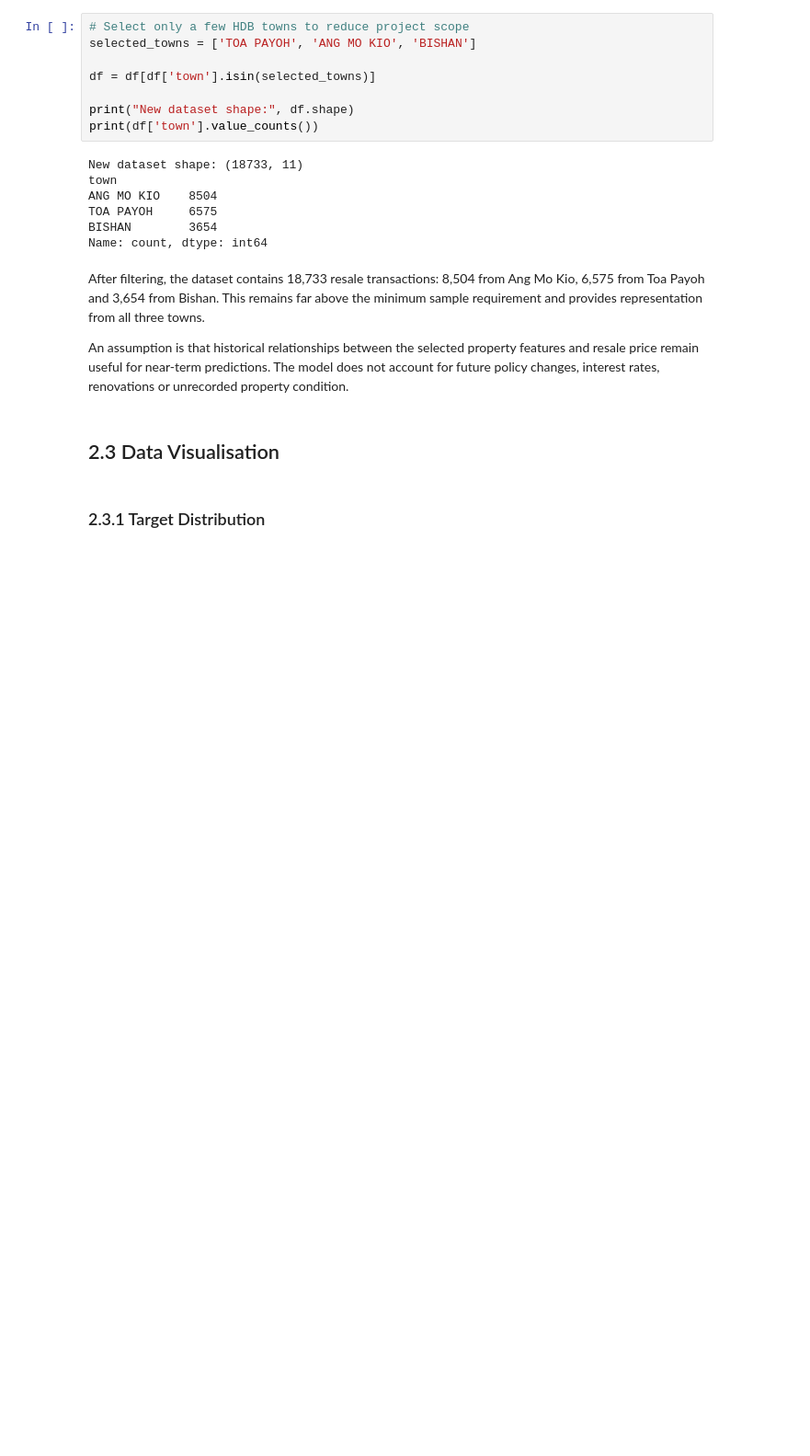
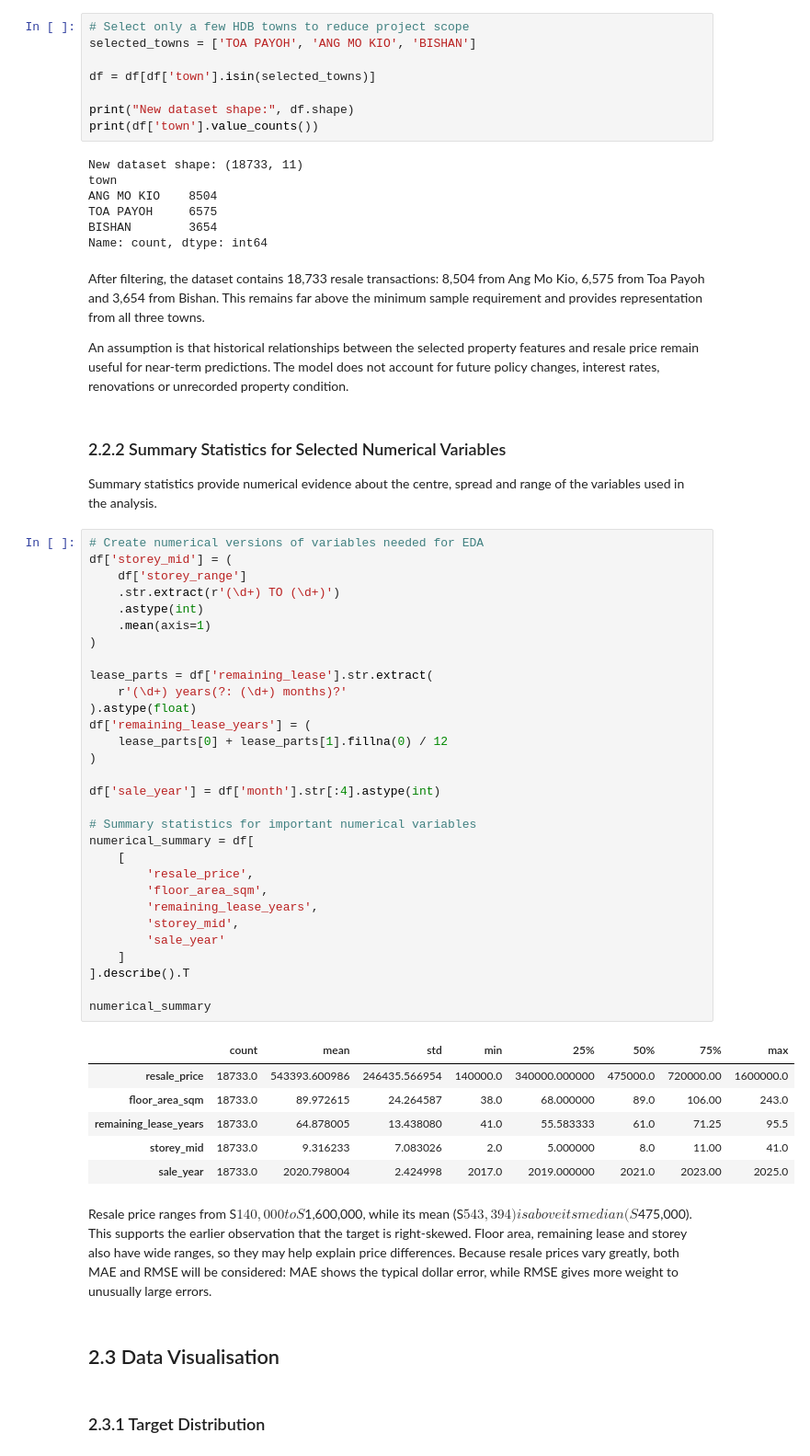
Before and after one commit to zephen1234/mldp-project, a Jupyter notebook: MLDP Program Codes Submission .ipynb, the cells around one changed output. Shown at 92% size. Cells and saved outputs as stored; diff of their text form; blank space fills up the shorter version.

```diff
--- a/MLDP Program Codes Submission .ipynb
+++ b/MLDP Program Codes Submission .ipynb
@@ -163,6 +163,49 @@ Name: count, dtype: int64
 After filtering, the dataset contains 18,733 resale transactions: 8,504 from Ang Mo Kio, 6,575 from Toa Payoh and 3,654 from Bishan. This remains far above the minimum sample requirement and provides representation from all three towns.
 
 An assumption is that historical relationships between the selected property features and resale price remain useful for near-term predictions. The model does not account for future policy changes, interest rates, renovations or unrecorded property condition.
+# %% [markdown]
+### 2.2.2 Summary Statistics for Selected Numerical Variables
+
+Summary statistics provide numerical evidence about the centre, spread and range of the variables used in the analysis.
+# %%
+# Create numerical versions of variables needed for EDA
+df['storey_mid'] = (
+    df['storey_range']
+    .str.extract(r'(\d+) TO (\d+)')
+    .astype(int)
+    .mean(axis=1)
+)
+
+lease_parts = df['remaining_lease'].str.extract(
+    r'(\d+) years(?: (\d+) months)?'
+).astype(float)
+df['remaining_lease_years'] = (
+    lease_parts[0] + lease_parts[1].fillna(0) / 12
+)
+
+df['sale_year'] = df['month'].str[:4].astype(int)
+
+# Summary statistics for important numerical variables
+numerical_summary = df[
+    [
+        'resale_price',
+        'floor_area_sqm',
+        'remaining_lease_years',
+        'storey_mid',
+        'sale_year'
+    ]
+].describe().T
+
+numerical_summary
+# %% [output]
+|  | count | mean | std | min | 25% | 50% | 75% | max |
+| resale_price | 18733.0 | 543393.600986 | 246435.566954 | 140000.0 | 340000.000000 | 475000.0 | 720000.00 | 1600000.0 |
+| floor_area_sqm | 18733.0 | 89.972615 | 24.264587 | 38.0 | 68.000000 | 89.0 | 106.00 | 243.0 |
+| remaining_lease_years | 18733.0 | 64.878005 | 13.438080 | 41.0 | 55.583333 | 61.0 | 71.25 | 95.5 |
+| storey_mid | 18733.0 | 9.316233 | 7.083026 | 2.0 | 5.000000 | 8.0 | 11.00 | 41.0 |
+| sale_year | 18733.0 | 2020.798004 | 2.424998 | 2017.0 | 2019.000000 | 2021.0 | 2023.00 | 2025.0 |
+# %% [markdown]
+Resale price ranges from S$140,000 to S$1,600,000, while its mean (S$543,394) is above its median (S$475,000). This supports the earlier observation that the target is right-skewed. Floor area, remaining lease and storey also have wide ranges, so they may help explain price differences. Because resale prices vary greatly, both MAE and RMSE will be considered: MAE shows the typical dollar error, while RMSE gives more weight to unusually large errors.
 # %% [markdown]
 ## 2.3 Data Visualisation
 # %% [markdown]
```
Also changed, not shown: parts of 12 cells of this notebook.
